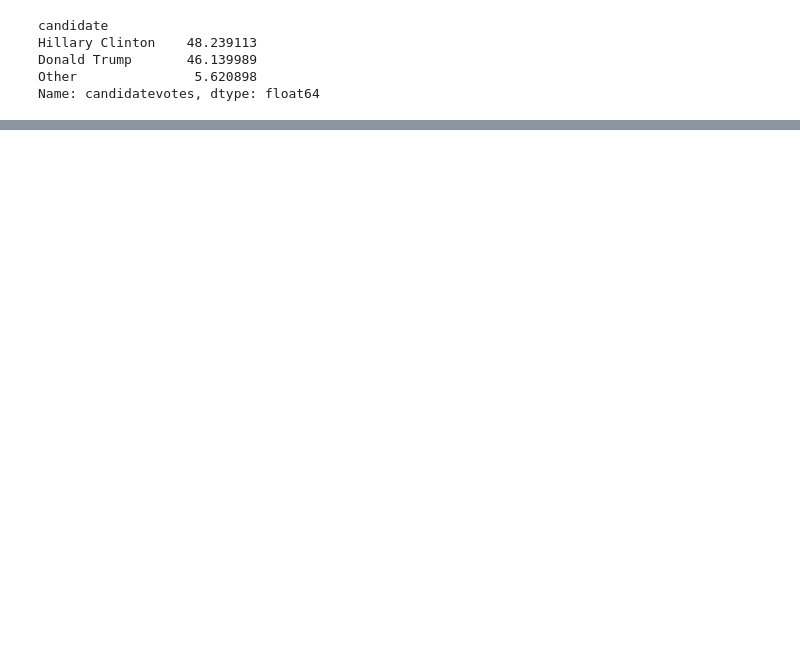
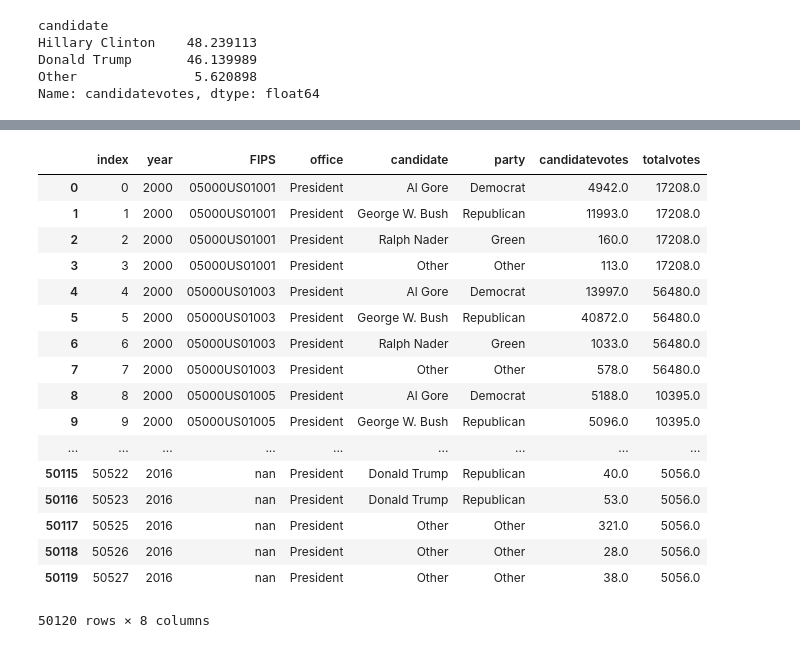
Before and after one commit to oportusgonzalo/datausa-election, a Jupyter notebook: president_county.ipynb, the cells around one changed output, grey strips where cells are left out. Drawn from its saved outputs; the diff is of its cells as text; code cells hidden in the pictures; blank space fills up the shorter version.

```diff
--- a/president_county.ipynb
+++ b/president_county.ipynb
@@ -132,0 +218,16 @@ presidents.head()
+# %%
+#Calculates the total votes for a null totalvotes value using the candidatevotes sum for equal FIPS code and year
+def calcTotal(t, f, y):
+    l=[]
+    for i in range(0, t.size):
+        #If total votes at index i is null
+        if np.isnan(t.at[i]):
+            #Calculate the new totalvotes value using the candidatevotes at identical FIPS and year to null totalvotes
+            newTotal = presidents[(presidents['FIPS']==f.at[i])&(presidents['year']==y.at[i])].sum()['candidatevotes']
+            str(l.append(newTotal))
+        else:
+            str(l.append(t.at[i]))
+    return l
+# %%
+#Fix null totalvotes using the above function
+presidents['totalvotes']=calcTotal(presidents['totalvotes'], presidents['FIPS'], presidents['year'])
@@ -132,0 +249,21 @@ presidents.head()
+# %%
+presidents
+# %% [output]
+|  | index | year | FIPS | office | candidate | party | candidatevotes | totalvotes |
+| 0 | 0 | 2000 | 05000US01001 | President | Al Gore | Democrat | 4942.0 | 17208.0 |
+| 1 | 1 | 2000 | 05000US01001 | President | George W. Bush | Republican | 11993.0 | 17208.0 |
+| 2 | 2 | 2000 | 05000US01001 | President | Ralph Nader | Green | 160.0 | 17208.0 |
+| 3 | 3 | 2000 | 05000US01001 | President | Other | Other | 113.0 | 17208.0 |
+| 4 | 4 | 2000 | 05000US01003 | President | Al Gore | Democrat | 13997.0 | 56480.0 |
+| 5 | 5 | 2000 | 05000US01003 | President | George W. Bush | Republican | 40872.0 | 56480.0 |
+| 6 | 6 | 2000 | 05000US01003 | President | Ralph Nader | Green | 1033.0 | 56480.0 |
+| 7 | 7 | 2000 | 05000US01003 | President | Other | Other | 578.0 | 56480.0 |
+| 8 | 8 | 2000 | 05000US01005 | President | Al Gore | Democrat | 5188.0 | 10395.0 |
+| 9 | 9 | 2000 | 05000US01005 | President | George W. Bush | Republican | 5096.0 | 10395.0 |
+| ... | ... | ... | ... | ... | ... | ... | ... | ... |
+| 50115 | 50522 | 2016 | nan | President | Donald Trump | Republican | 40.0 | 5056.0 |
+| 50116 | 50523 | 2016 | nan | President | Donald Trump | Republican | 53.0 | 5056.0 |
+| 50117 | 50525 | 2016 | nan | President | Other | Other | 321.0 | 5056.0 |
+| 50118 | 50526 | 2016 | nan | President | Other | Other | 28.0 | 5056.0 |
+| 50119 | 50527 | 2016 | nan | President | Other | Other | 38.0 | 5056.0 |
+50120 rows × 8 columns
```
Also changed, not shown: parts of 19 cells of this notebook.
